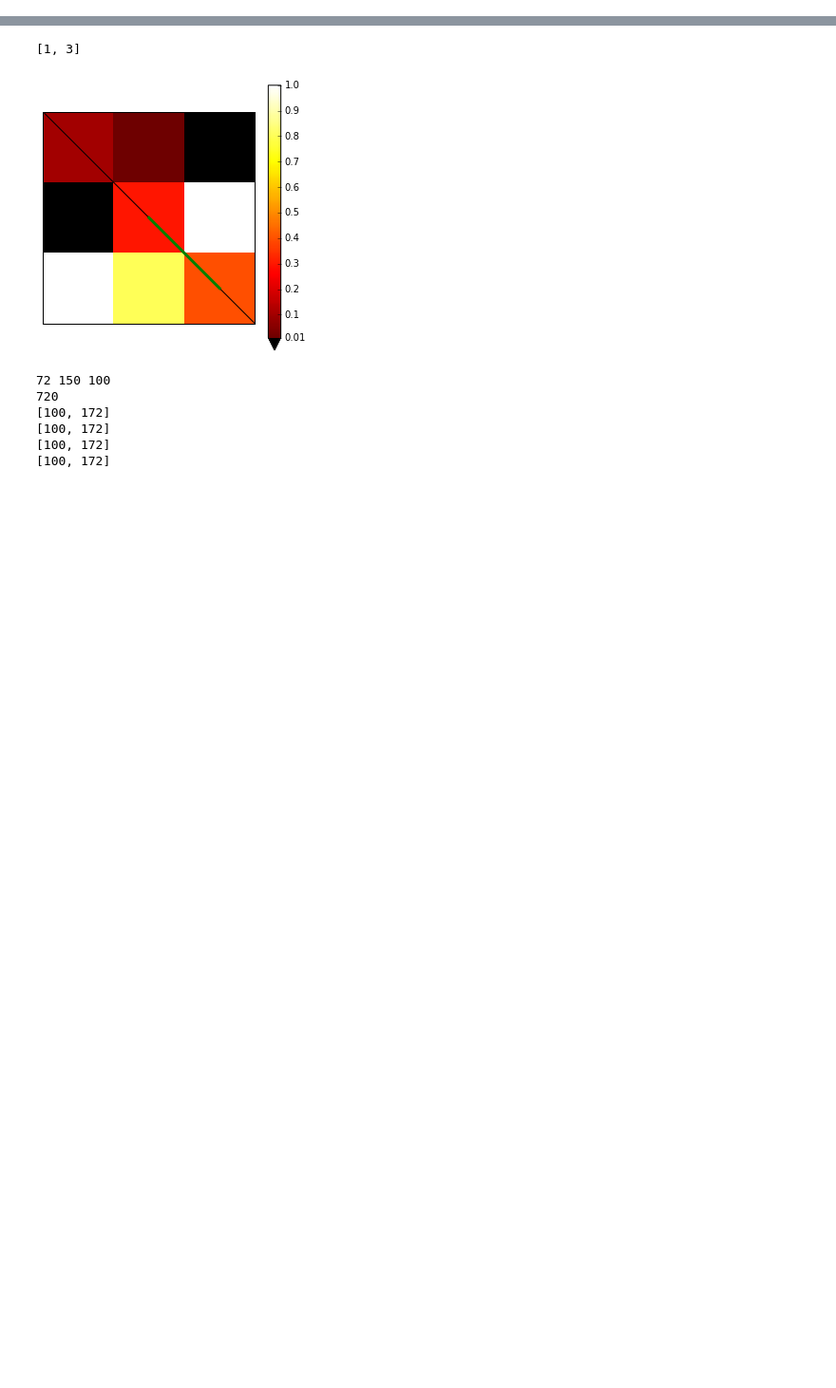
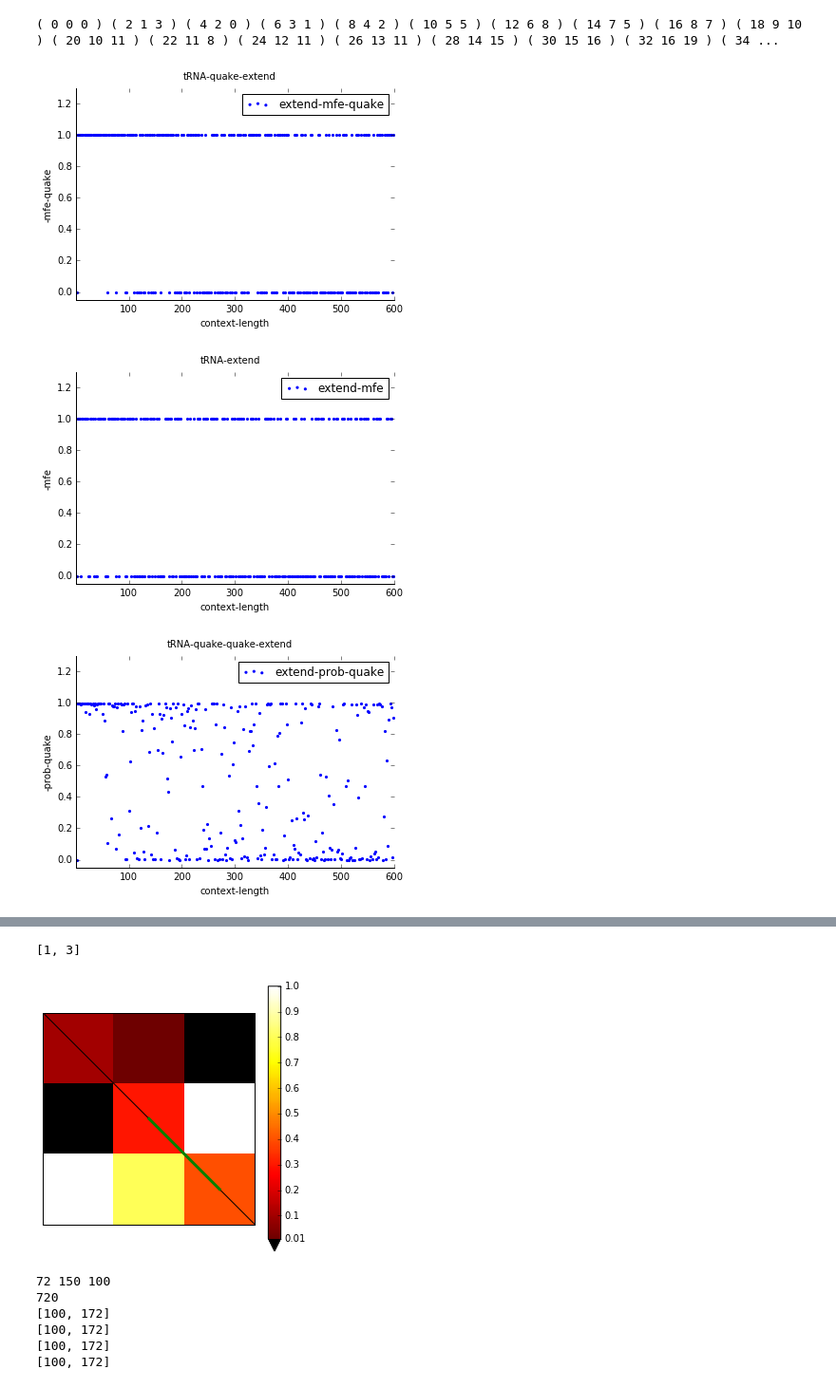
Before and after one commit to mmiladi/mmfold, a Jupyter notebook: local_dotplot/LocalDotplot.ipynb, the cells around one changed output, grey strips where cells are left out. Shown at 95% size. Drawn from its saved outputs; the diff is of its cells as text; code cells hidden in the pictures; blank space fills up the shorter version.

Commit message:
localplot good-quake plot plus anderonesco params

```diff
--- a/local_dotplot/LocalDotplot.ipynb
+++ b/local_dotplot/LocalDotplot.ipynb
@@ -8,0 +180,36 @@ from local_dotplot_lib import *
+# %%
+# df_trnaa = my_eval(trna2, context_trna2, 2, 68, 34, 2)
+# df_trna_quake = my_eval(trna2, context_trna2, 3, 67, 34, 5, use_pywrapper=False, use_quake=True)
+# df_trna = my_eval(trna2, context_trna2, 3, 67, 34, 5, use_pywrapper=False, use_quake=False)
+df_trna_both = my_eval(trna2, context_trna2, 3, 67, 34, 2, use_pywrapper=False, quake_opts=[False, True])
+
+# stem="CAUUGUAUUUGUAAUGCGGUG"
+# stem2="GCCUUUUAAAAGGC"
+# df_stem = my_eval(stem, context_trna2, 3, 17, 7, 10)
+# df_stemtest = my_eval(stem2, context_trna2, 3, 10, 8, 50)
+# plot_scatter_df(df_stemtest, 'stem',what='both')
+# plot_scatter_df(df_stem, 'stem-Log-', scale='log', what='split')
+# plot_scatter_df(df_stem, 'stem',what='extend')
+# plot_scatter_df(df_stem, 'stem-Log-', scale='log', what='extend')
+plot_scatter_df(df_trna_both, 'tRNA',what='extend', plot_mfe=True, plot_quake=True)
+plot_scatter_df(df_trna_both, 'tRNA',what='extend', plot_mfe=True, plot_quake=False)
+
+
+# plot_scatter_df(df_trna_arc_b, 'tRNA arc-b')
+# plot_scatter_df(df_trna_arc_b, 'tRNA arc-b Log(p(i,j))', scale='log')
+plot_scatter_df(df_trna_both, 'tRNA-quake',what='extend', plot_quake=True)
+plot_scatter_df(df_trna_both, 'tRNA',what='extend')
+
+plot_scatter_df(df_trna_both, 'tRNA-Log-quake', scale='log', what='extend', plot_quake=True)
+plot_scatter_df(df_trna_both, 'tRNA-Log-', scale='log', what='extend')
+
+# plot_scatter_df(df_trna, 'tRNA',what='extend')
+# plot_scatter_df(df_trna, 'tRNA-Log-', scale='log', what='extend')
+
+
+# my_plot(trna_lengths, trna_inners, trna_outers )
+# %% [output]
+( 0 0 0 ) ( 2 1 3 ) ( 4 2 0 ) ( 6 3 1 ) ( 8 4 2 ) ( 10 5 5 ) ( 12 6 8 ) ( 14 7 5 ) ( 16 8 7 ) ( 18 9 10 ) ( 20 10 11 ) ( 22 11 8 ) ( 24 12 11 ) ( 26 13 11 ) ( 28 14 15 ) ( 30 15 16 ) ( 32 16 19 ) ( 34 ...
+[figure, added]
+[figure, added]
+[figure, added]
```
Also changed, not shown: parts of 5 cells of this notebook, 9 other files.
